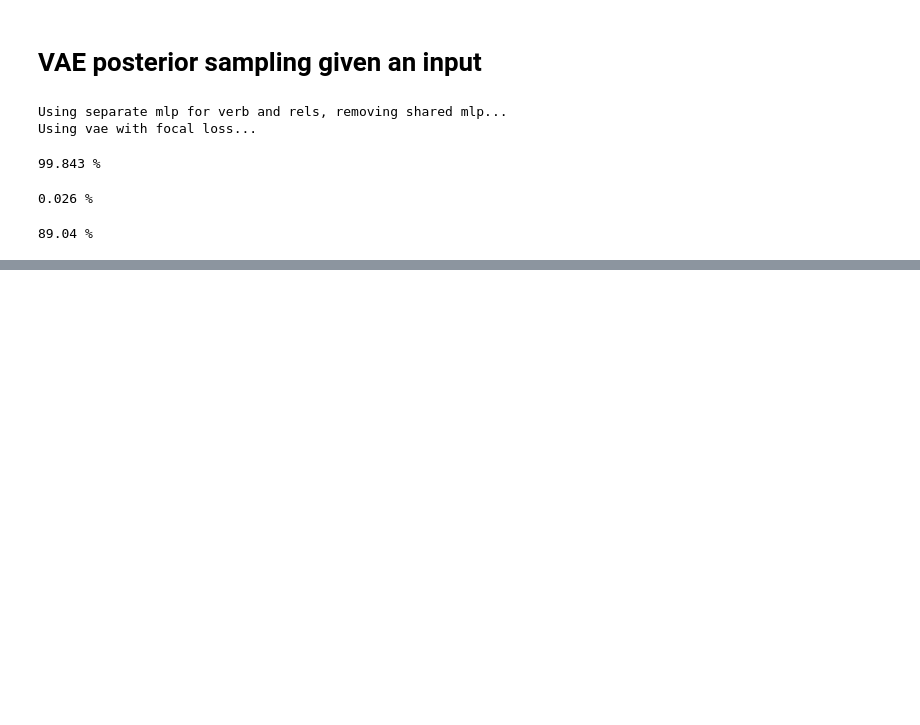
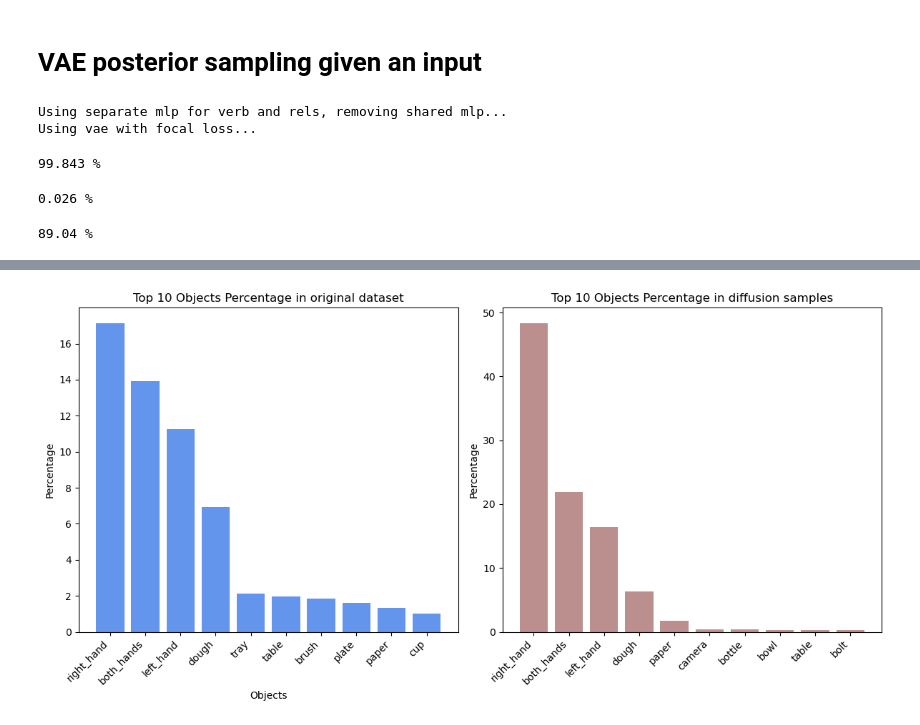
Before and after one commit to scoleri-mr/easg_classification, a Jupyter notebook: evaluating_vae.ipynb, the cells around one changed output, grey strips where cells are left out. Cells and saved outputs as stored; diff of their text form; code cells hidden in the pictures; blank space fills up the shorter version.

```diff
--- a/evaluating_vae.ipynb
+++ b/evaluating_vae.ipynb
@@ -71,0 +156,7 @@ print(f"{(correct_vae*100/len(gt_vae)):.2f} %")
+# %%
+objs_list_original = [triplet[1].item() for triplets in triplets_original for triplet in triplets]
+objs_list_vae = [triplet[1].item() for triplets in decoded_triplets for triplet in triplets]
+
+compare_statistics(objs_list_original, objs_list_vae, objs, 'original dataset', 'diffusion samples', 'Objects', other=False)
+# %% [output]
+[figure, added]
```
Also changed, not shown: parts of 8 cells of this notebook.
